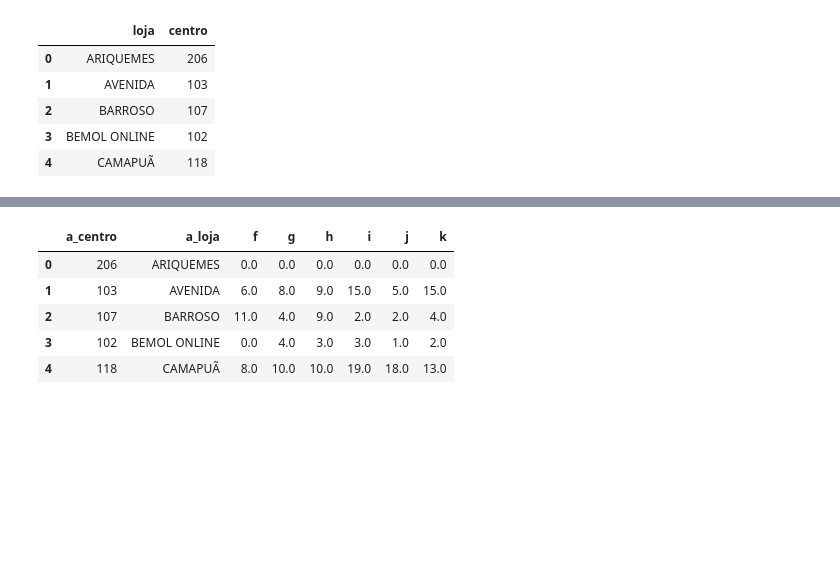
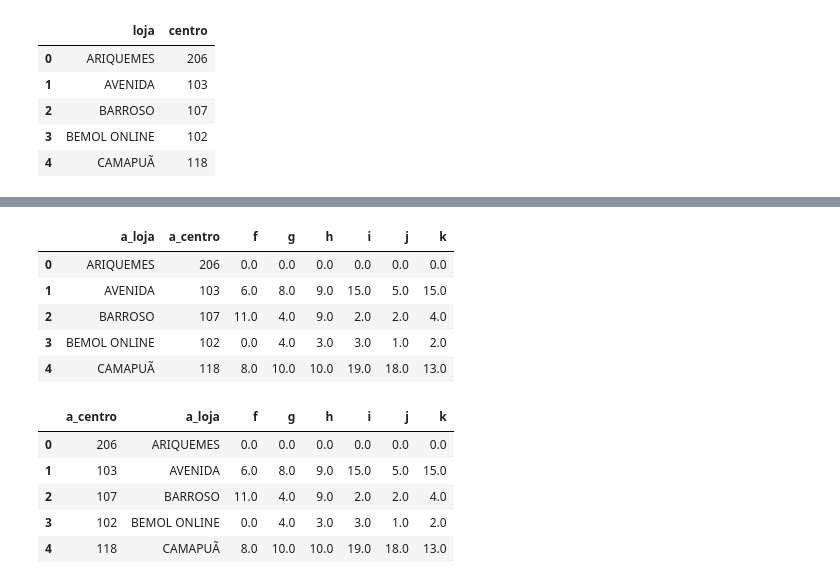
Before and after one commit to pamelaotero/servico_medico, a Jupyter notebook: servico_medico.ipynb, the cells around one changed output, grey strips where cells are left out. Drawn from its saved outputs; the diff is of its cells as text; code cells hidden in the pictures; blank space fills up the shorter version.

```diff
--- a/servico_medico.ipynb
+++ b/servico_medico.ipynb
@@ -228,6 +231,15 @@ for mes in df_licencas_unidade['mes'].unique():
     df_base_lojas_centro.fillna(0, inplace = True)
 # %%
 df_base_lojas_centro.rename(columns = {"centro":"a_centro", "loja":'a_loja'}, inplace = True)
+# %%
+df_base_lojas_centro.head()
+# %% [output]
+|  | a_loja | a_centro | f | g | h | i | j | k |
+| 0 | ARIQUEMES | 206 | 0.0 | 0.0 | 0.0 | 0.0 | 0.0 | 0.0 |
+| 1 | AVENIDA | 103 | 6.0 | 8.0 | 9.0 | 15.0 | 5.0 | 15.0 |
+| 2 | BARROSO | 107 | 11.0 | 4.0 | 9.0 | 2.0 | 2.0 | 4.0 |
+| 3 | BEMOL ONLINE | 102 | 0.0 | 4.0 | 3.0 | 3.0 | 1.0 | 2.0 |
+| 4 | CAMAPUÃ | 118 | 8.0 | 10.0 | 10.0 | 19.0 | 18.0 | 13.0 |
 # %%
 df_base_lojas_centro.sort_index(axis = 1, inplace = True)
 # %%
```
Also changed, not shown: parts of 80 cells of this notebook.
